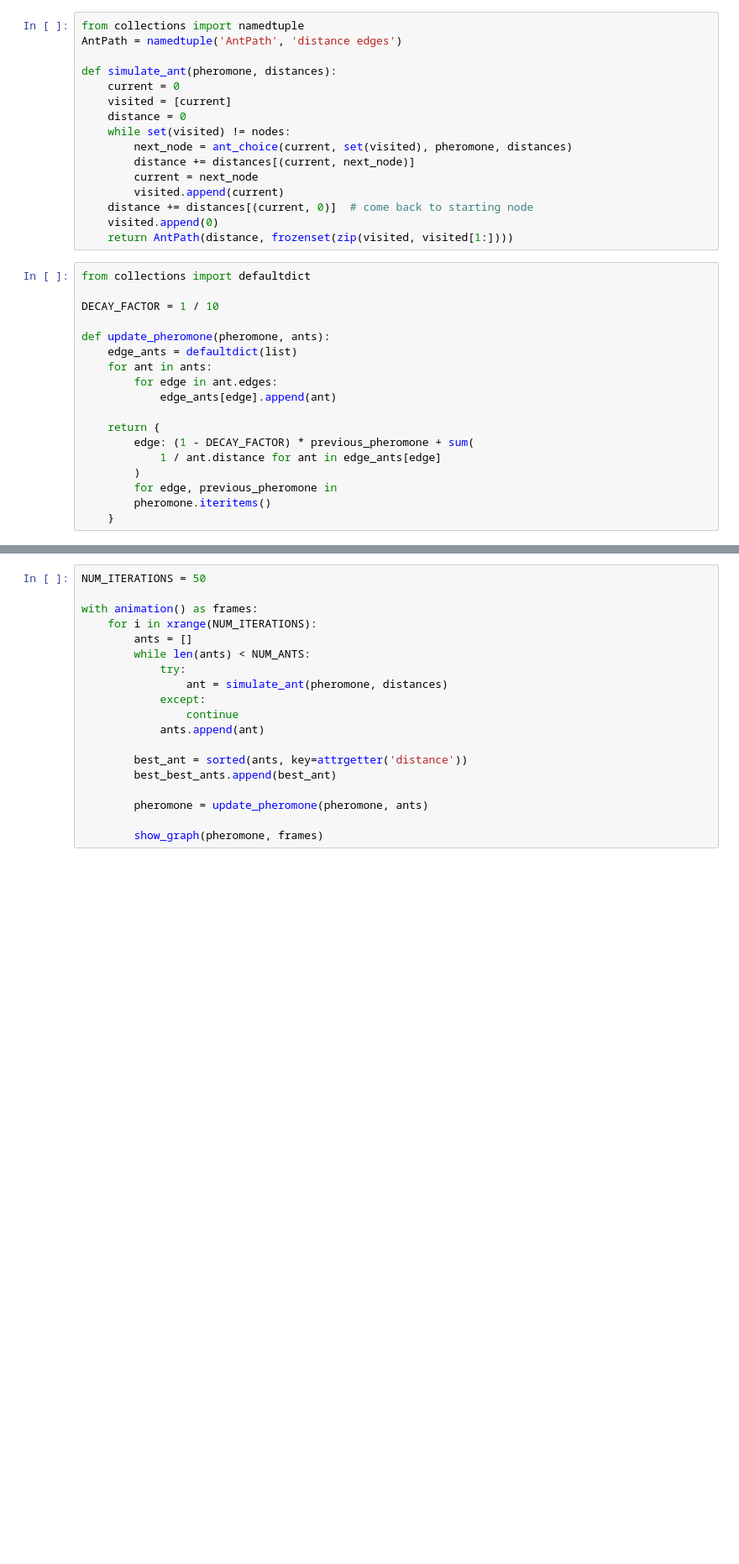
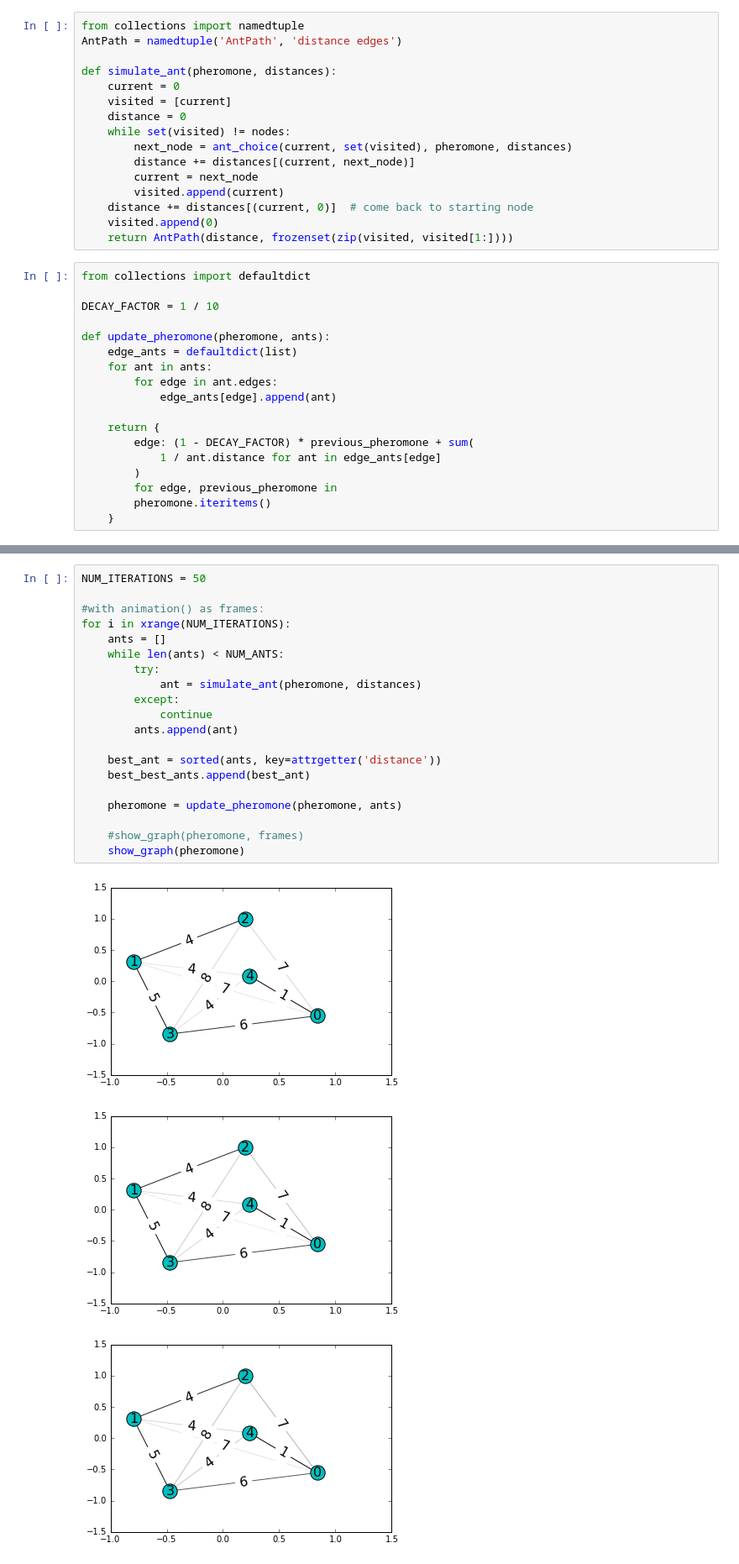
Before and after one commit to hchasestevens/aco, a Jupyter notebook: ACO.ipynb, the cells around one changed output, grey strips where cells are left out. Shown at 84% size. Cells and saved outputs as stored; diff of their text form; blank space fills up the shorter version.

```diff
--- a/ACO.ipynb
+++ b/ACO.ipynb
@@ -247,19 +224,24 @@ show_graph()
 # %%
 NUM_ITERATIONS = 50
 
-with animation() as frames:
-    for i in xrange(NUM_ITERATIONS):
-        ants = []
-        while len(ants) < NUM_ANTS:
-            try:
-                ant = simulate_ant(pheromone, distances)
-            except:
-                continue
-            ants.append(ant)
+#with animation() as frames:
+for i in xrange(NUM_ITERATIONS):
+    ants = []
+    while len(ants) < NUM_ANTS:
+        try:
+            ant = simulate_ant(pheromone, distances)
+        except:
+            continue
+        ants.append(ant)
 
-        best_ant = sorted(ants, key=attrgetter('distance'))
-        best_best_ants.append(best_ant)
+    best_ant = sorted(ants, key=attrgetter('distance'))
+    best_best_ants.append(best_ant)
 
-        pheromone = update_pheromone(pheromone, ants)
+    pheromone = update_pheromone(pheromone, ants)
 
-        show_graph(pheromone, frames)
+    #show_graph(pheromone, frames)
+    show_graph(pheromone)
+# %% [output]
+[figure, added]
+[figure, added]
+[figure, added]
```
Also changed, not shown: parts of 8 cells of this notebook, 1 other file.
